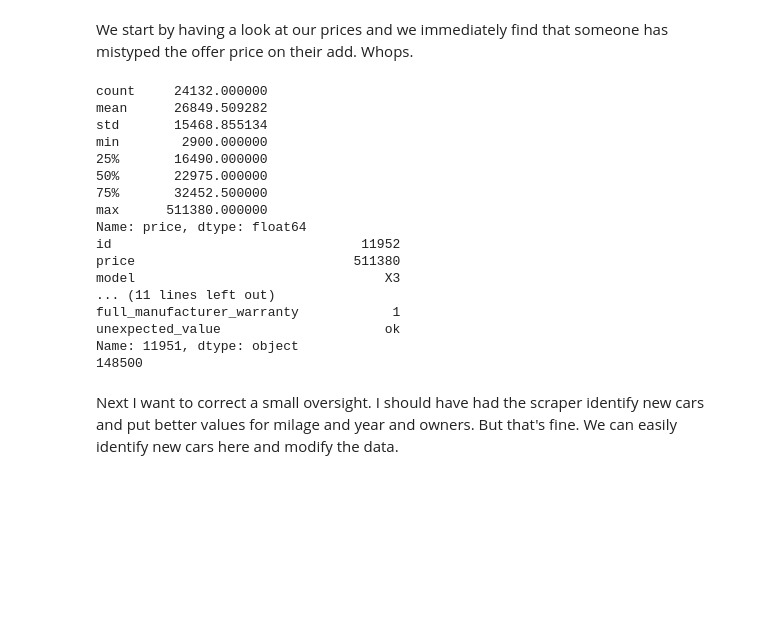
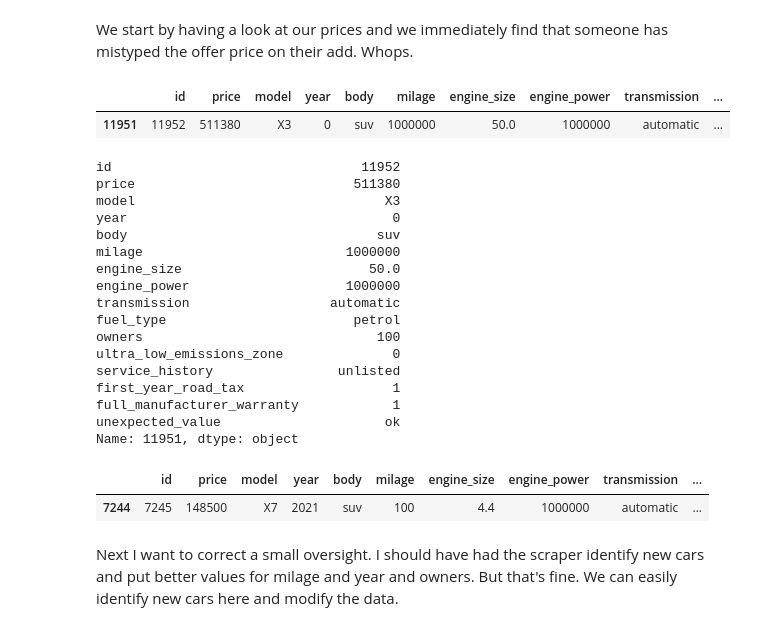
Before and after one commit to CristianCapsuna/CRISP-DM_project, a Jupyter notebook: BMW_ML.ipynb, the cells around one changed output. Drawn from its saved outputs; the diff is of its cells as text; code cells hidden in the pictures; blank space fills up the shorter version.

```diff
--- a/BMW_ML.ipynb
+++ b/BMW_ML.ipynb
@@ -13,8 +13,9 @@ from sklearn.model_selection import train_test_split
 from sklearn.metrics import r2_score, mean_absolute_error
 from sklearn.tree import DecisionTreeRegressor
 from sklearn import tree
+from IPython.display import display
 
-connection = db.create_server_connection("localhost", "root", "your password here", "CarData_BMW")
+connection = db.create_server_connection("localhost", "root", "Englezu1992!", "CarData_BMW")
 
 df = pd.read_sql('SELECT * FROM BMW', con=connection)
 
@@ -30,29 +31,33 @@ Connection to database CarData_BMW established.
 # %% [markdown]
 We start by having a look at our prices and we immediately find that someone has mistyped the offer price on their add. Whops.
 # %%
-print(df['price'].describe())
+display(df.loc[df['price'] == df['price'].max()])
 wrong_price_index = df.index[df['price'] == df['price'].max()][0]
 print(df.loc[wrong_price_index])
 df.loc[wrong_price_index,'price'] = int(df['price'].max()/10)
-print(df['price'].max());
+display(df.loc[df['price'] == df['price'].max()])
 # %% [output]
+|  | id | price | model | year | body | milage | engine_size | engine_power | transmission | ... |
+| 11951 | 11952 | 511380 | X3 | 0 | suv | 1000000 | 50.0 | 1000000 | automatic | ... |
-count     24132.000000
-mean      26849.509282
-std       15468.855134
-min        2900.000000
-25%       16490.000000
-50%       22975.000000
-75%       32452.500000
-max      511380.000000
-Name: price, dtype: float64
 id                                11952
 price                            511380
 model                                X3
-... (11 lines left out)
+year                                  0
+body                                suv
+milage                          1000000
+engine_size                        50.0
+engine_power                    1000000
+transmission                  automatic
+fuel_type                        petrol
+owners                              100
+ultra_low_emissions_zone              0
+service_history                unlisted
+first_year_road_tax                   1
 full_manufacturer_warranty            1
 unexpected_value                     ok
 Name: 11951, dtype: object
-148500
+|  | id | price | model | year | body | milage | engine_size | engine_power | transmission | ... |
+| 7244 | 7245 | 148500 | X7 | 2021 | suv | 100 | 4.4 | 1000000 | automatic | ... |
 # %% [markdown]
 Next I want to correct a small oversight. I should have had the scraper identify new cars and put better values for milage and year and owners. But that's fine. We can easily identify new cars here and modify the data.
 # %%
```
Also changed, not shown: parts of 2 cells of this notebook, 1 other file.
